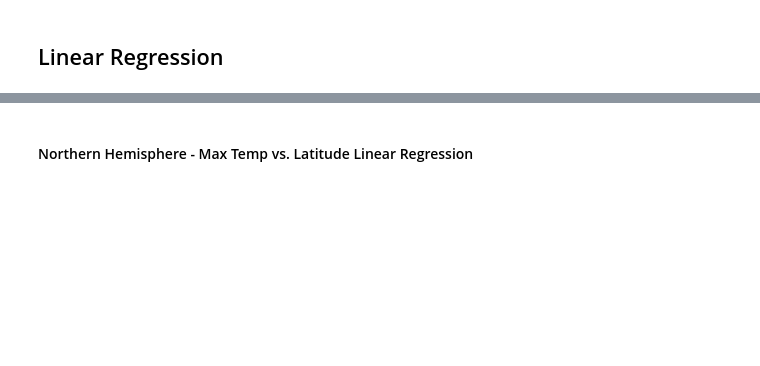
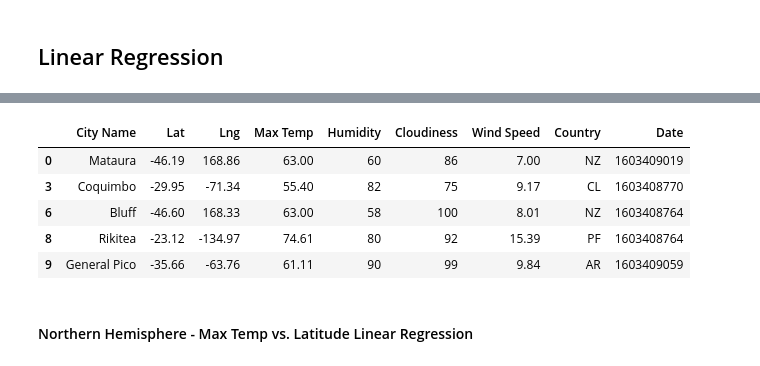
Before and after one commit to LeeProut/python-api-challenge, a Jupyter notebook: WeatherPy/WeatherPy.ipynb, the cells around one changed output, grey strips where cells are left out. Drawn from its saved outputs; the diff is of its cells as text; code cells hidden in the pictures; blank space fills up the shorter version.

```diff
--- a/WeatherPy/WeatherPy.ipynb
+++ b/WeatherPy/WeatherPy.ipynb
@@ -250,2 +236,13 @@ plt.show()
+# %%
+#make a df with the Southern Hemisphere cities
+southern_hemi_df = city_data_df.loc[city_data_df["Lat"]<0]
+southern_hemi_df.head()
+# %% [output]
+|  | City Name | Lat | Lng | Max Temp | Humidity | Cloudiness | Wind Speed | Country | Date |
+| 0 | Mataura | -46.19 | 168.86 | 63.00 | 60 | 86 | 7.00 | NZ | 1603409019 |
+| 3 | Coquimbo | -29.95 | -71.34 | 55.40 | 82 | 75 | 9.17 | CL | 1603408770 |
+| 6 | Bluff | -46.60 | 168.33 | 63.00 | 58 | 100 | 8.01 | NZ | 1603408764 |
+| 8 | Rikitea | -23.12 | -134.97 | 74.61 | 80 | 92 | 15.39 | PF | 1603408764 |
+| 9 | General Pico | -35.66 | -63.76 | 61.11 | 90 | 99 | 9.84 | AR | 1603409059 |
 # %% [markdown]
 ####  Northern Hemisphere - Max Temp vs. Latitude Linear Regression
```
Also changed, not shown: parts of 12 cells of this notebook, 8 other files.
